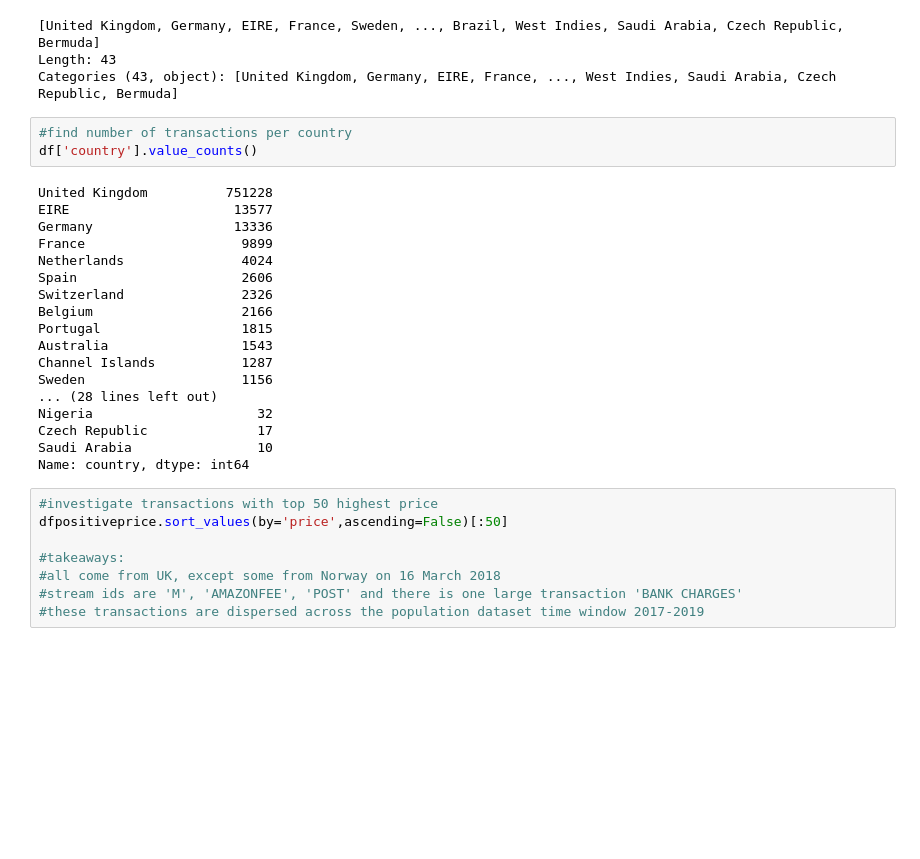
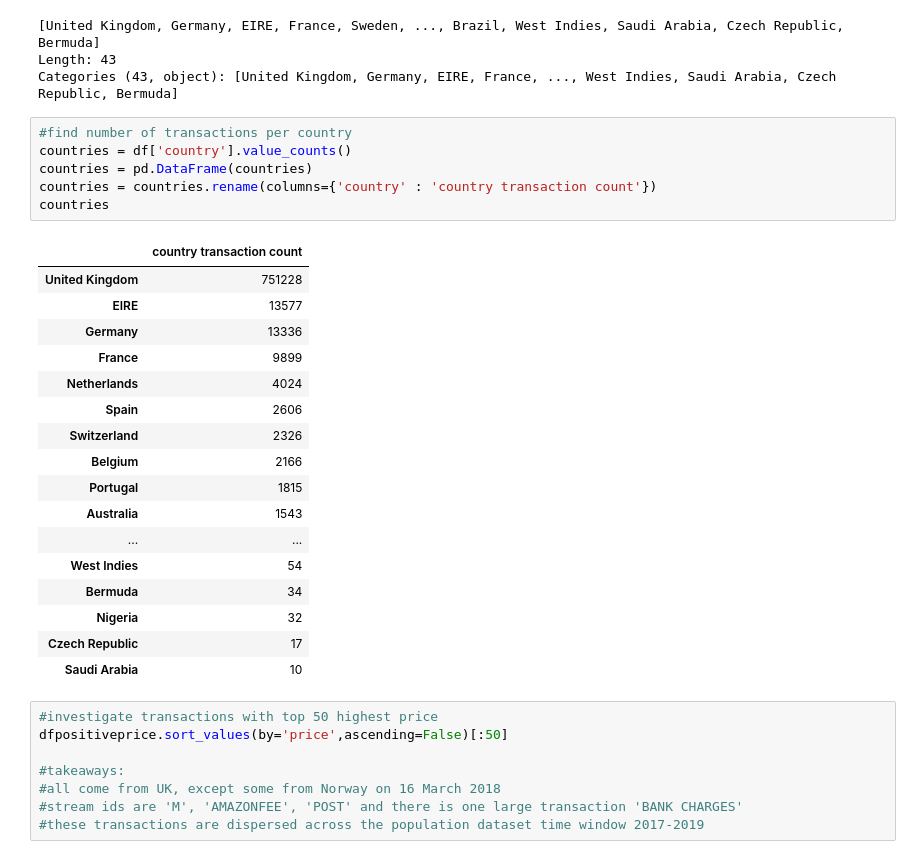
Before and after one commit to richardcure/capstone, a Jupyter notebook: EDA.ipynb, the cells around one changed output. Cells and saved outputs as stored; diff of their text form; blank space fills up the shorter version.

```diff
--- a/EDA.ipynb
+++ b/EDA.ipynb
@@ -371,25 +397,28 @@ Length: 43
 Categories (43, object): [United Kingdom, Germany, EIRE, France, ..., West Indies, Saudi Arabia, Czech Republic, Bermuda]
 # %%
 #find number of transactions per country
-df['country'].value_counts()
+countries = df['country'].value_counts()
+countries = pd.DataFrame(countries)
+countries = countries.rename(columns={'country' : 'country transaction count'})
+countries
 # %% [output]
-United Kingdom          751228
-EIRE                     13577
-Germany                  13336
-France                    9899
-Netherlands               4024
-Spain                     2606
-Switzerland               2326
-Belgium                   2166
-Portugal                  1815
-Australia                 1543
-Channel Islands           1287
-Sweden                    1156
-... (28 lines left out)
-Nigeria                     32
-Czech Republic              17
-Saudi Arabia                10
-Name: country, dtype: int64
+|  | country transaction count |
+| United Kingdom | 751228 |
+| EIRE | 13577 |
+| Germany | 13336 |
+| France | 9899 |
+| Netherlands | 4024 |
+| Spain | 2606 |
+| Switzerland | 2326 |
+| Belgium | 2166 |
+| Portugal | 1815 |
+| Australia | 1543 |
+| ... | ... |
+| West Indies | 54 |
+| Bermuda | 34 |
+| Nigeria | 32 |
+| Czech Republic | 17 |
+| Saudi Arabia | 10 |
 # %%
 #investigate transactions with top 50 highest price
 dfpositiveprice.sort_values(by='price',ascending=False)[:50]
```
Also changed, not shown: parts of 7 cells of this notebook, 1 other file.
